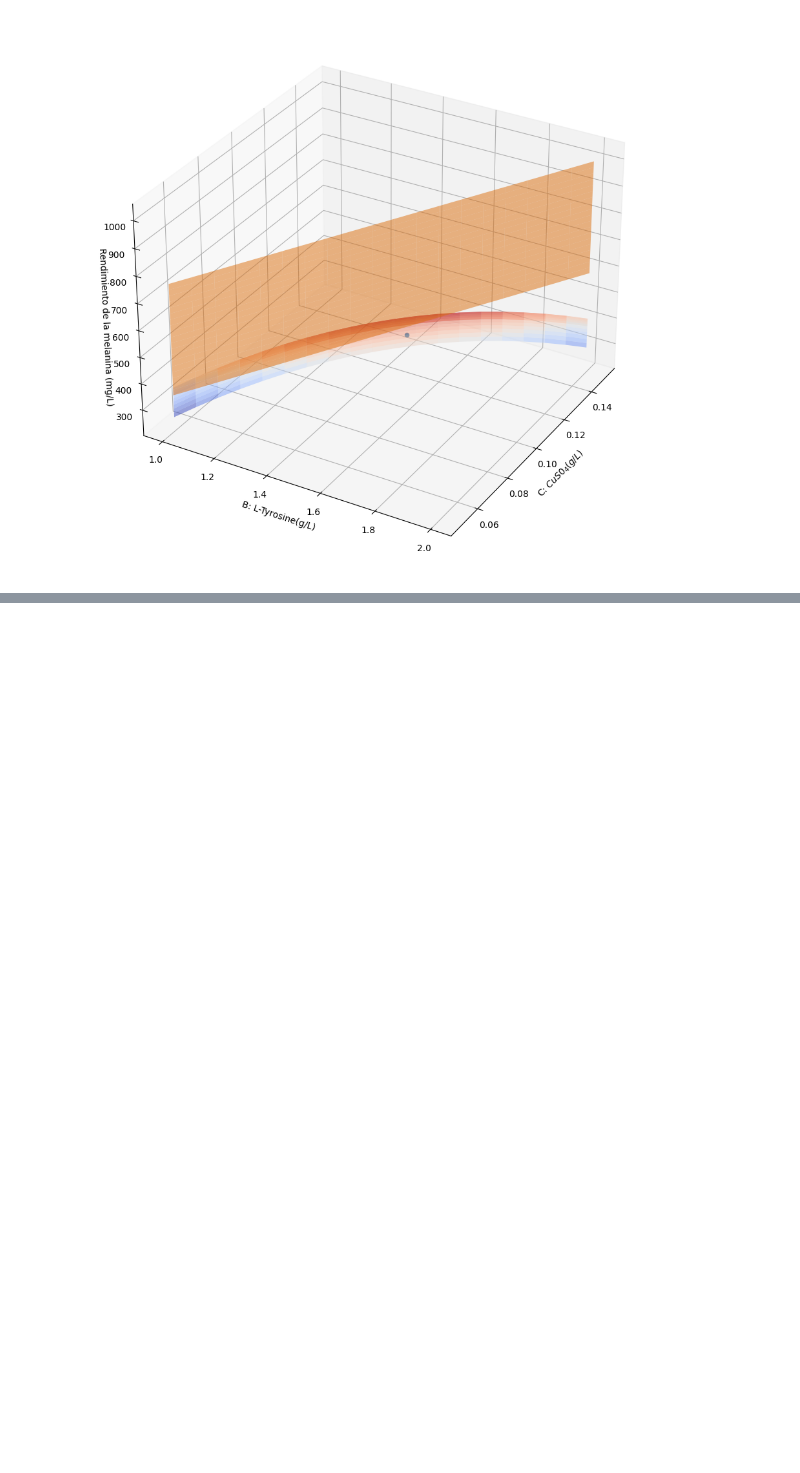
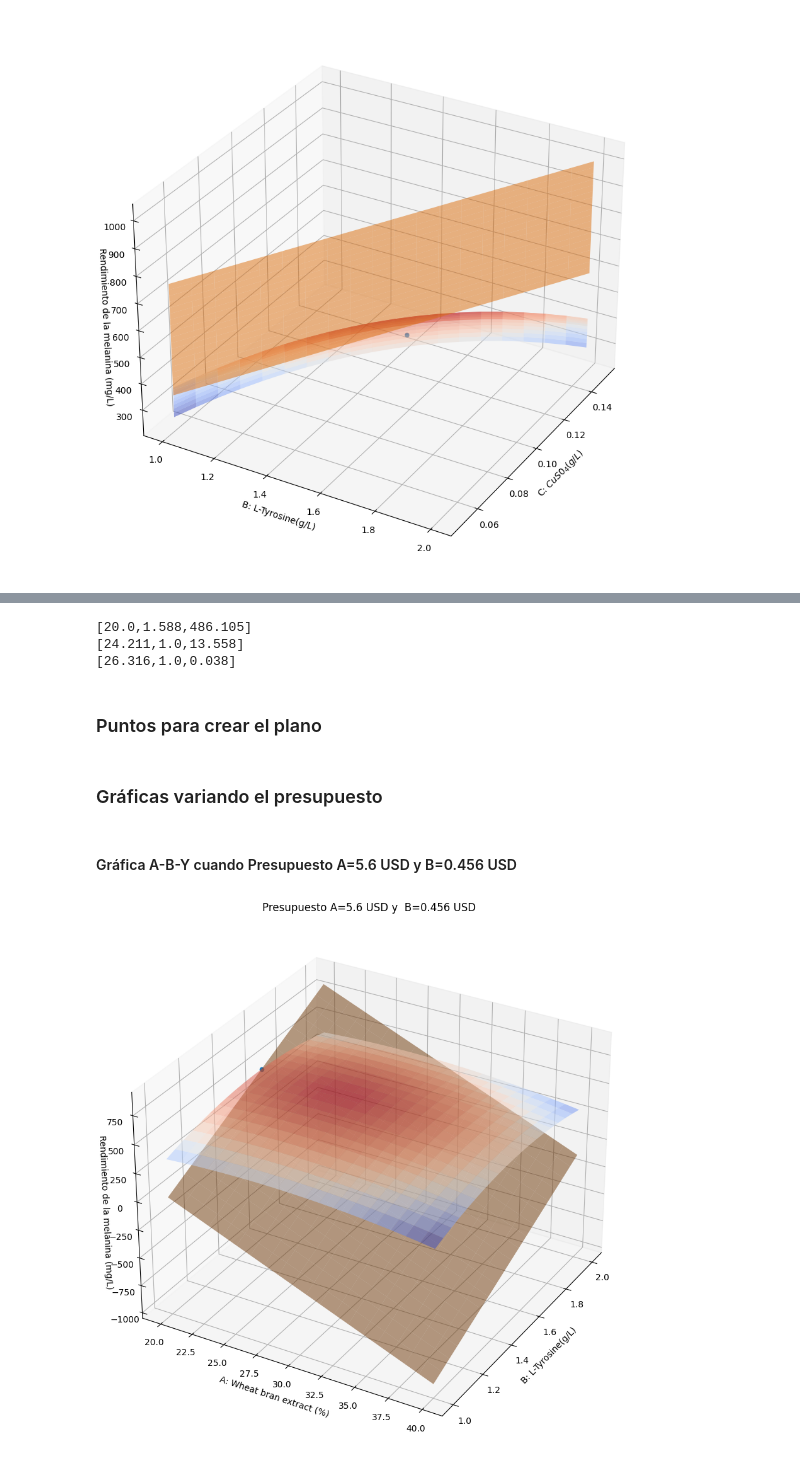
Before and after one commit to SantiagoGC15/Optimization-of-Melanin, a Jupyter notebook: Articulo_Melanina.ipynb, the cells around one changed output, grey strips where cells are left out. Saved outputs shown, nothing was run; the diff lists cells and outputs as text; code cells hidden in the pictures; blank space fills up the shorter version.

Commit message:
Variando presupuestos

```diff
--- a/Articulo_Melanina.ipynb
+++ b/Articulo_Melanina.ipynb
@@ -333,0 +362,8 @@ plt.show()
+# %%
+Presupuesto_A=Precio_dolares_A*20
+Presupuesto_B=Precio_dolares_B*20
+Presupuesto_C=Precio_dolares_C*20
+
+print('El presupuesto total de A es: %s' % Presupuesto_A)
+print('El presupuesto total de B es: %s' % Presupuesto_B)
+print('El presupuesto total de C es: %s' % Presupuesto_C)
@@ -333,0 +593,65 @@ plt.show()
+# %%
+a = sym.Symbol('a')
+b = sym.Symbol('b')
+c = sym.Symbol('c')
+y = sym.Symbol('y')
+
+eq1 = -787.09 + 34.22*a + 707.37*b + 5659.41*c - 0.64*(a**2) - 176.08*(b**2) - 16520.51*(c**2) - 1481.21*b*c
+eq2 = a*Precio_dolares_A[2]
+eq3 = b*Precio_dolares_B[2]
+eq4 = c*Precio_dolares_C[2]
+
+resp1 = sym.lambdify([a,b,c],eq1)
+resp2 = sym.lambdify([a],eq2)
+resp3 = sym.lambdify([b],eq3)
+resp4 = sym.lambdify([c],eq4)
+
+N_punto_1='['+str(round(model.A(),3))+','+str(round(model.B(),3))+','+str(round(resp1(model.A(),model.B(),model.C()),3))+']'
+N_punto_2='['+str(round(A[4][0],3))+','+str(round(B[4][0],3))+','+str(round(resp2(A[4][0]),3))+']'
+N_punto_3='['+str(round(A[6][0],3))+','+str(round(B[6][0],3))+','+str(round(resp3(B[6][0]),3))+']'
+
+print(N_punto_1)
+print(N_punto_2)
+print(N_punto_3)
+# %% [output]
+[20.0,1.588,486.105]
+[24.211,1.0,13.558]
+[26.316,1.0,0.038]
+# %% [markdown]
+### Puntos para crear el plano
+# %%
+puntos1 = [[20.0,1.588,486.105],
+           [20.0,1.0,5.6],
+           [21.053,1.053,0.024]]
+
+puntos2 = [[20.0,1.588,486.105],
+            [21.053,1.0,10.316],
+            [22.105,1.0,0.034]]
+
+puntos3 = [[20.0,1.588,486.105],
+           [24.211,1.0,13.558],
+           [26.316,1.0,0.038]]
+# %% [markdown]
+### Gráficas variando el presupuesto
+# %% [markdown]
+#### Gráfica A-B-Y cuando Presupuesto A=5.6 USD y  B=0.456 USD
+# %%
+fig = plt.figure(figsize=(11, 11))
+
+ax = fig.add_subplot(projection='3d')
+ax.plot_surface(A, B , ecuacion(A, B, C), cmap='coolwarm',linewidth=0.5, antialiased=True, alpha=0.5)
+ax.scatter(model.A(),model.B(),resp1(model.A(),model.B(),model.C()), alpha = 1) #Presupuesto adecuado evaluado en la función
+ax.plot_surface(A, B , ecuacion_plano(puntos1), linewidth=0.5, antialiased=True, alpha = 0.5) # Plano del presupuesto
+ax.set_title('Presupuesto A=5.6 USD y  B=0.456 USD')
+
+# Etiquetar los ejes
+ax.set_xlabel('A: Wheat bran extract (%)')
+ax.set_ylabel('B: L-Tyrosine(g/L)')
+ax.set_zlabel('Rendimiento de la melanina (mg/L)', labelpad=-0.3)
+
+ax.zaxis._axinfo['juggled'] = (1,2,1)
+
+# Mostrar la gráfica
+plt.show()
+# %% [output]
+[figure, added]
```
Also changed, not shown: parts of 20 cells of this notebook.
